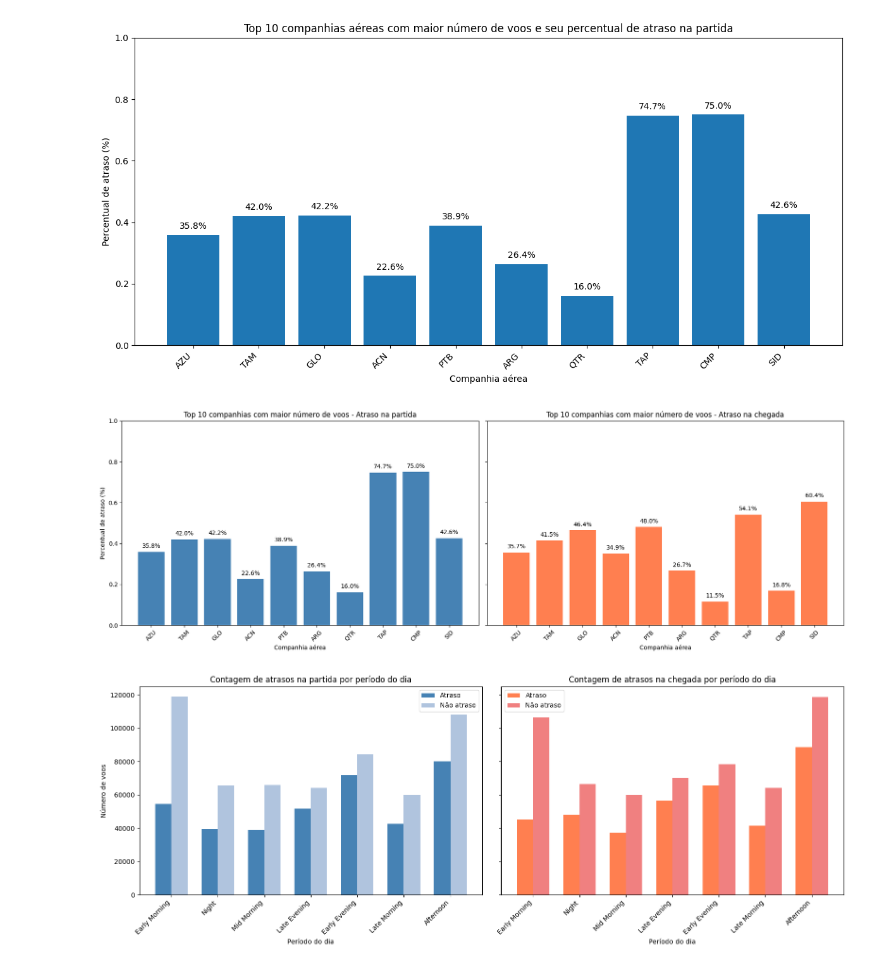
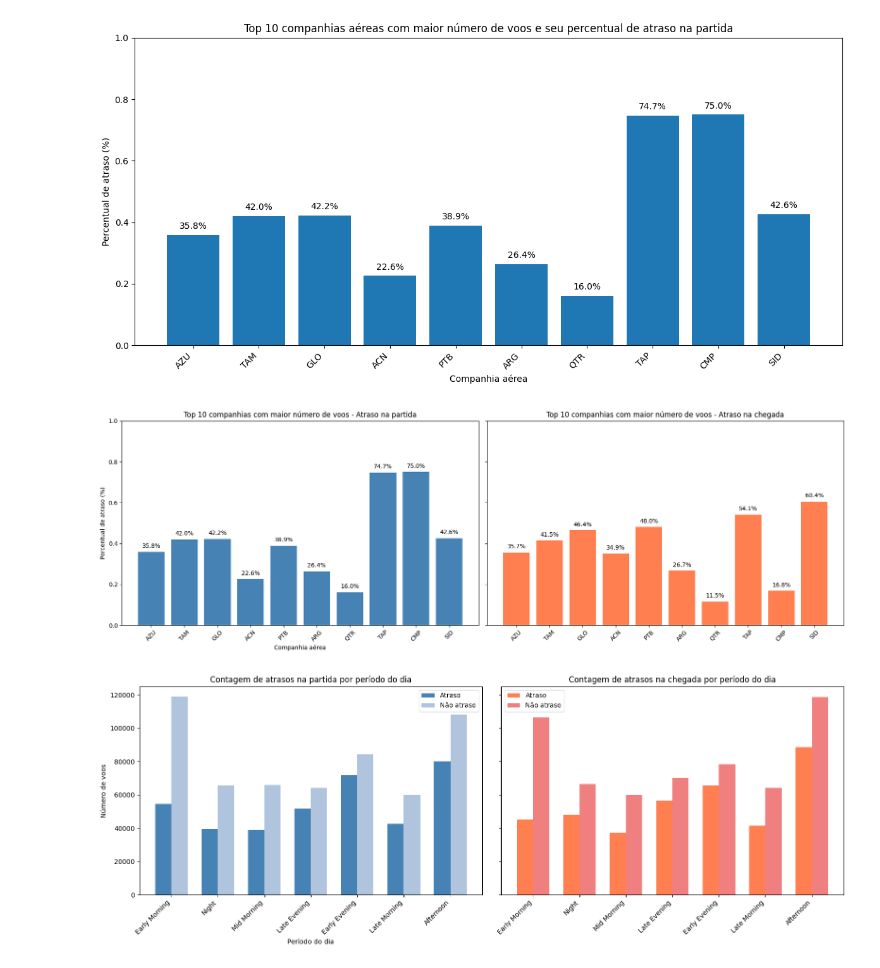
Before and after one commit to brvsf/dm-exploratory-analysis, a Jupyter notebook: notebook.ipynb, the cells around one changed output. Drawn from its saved outputs; the diff is of its cells as text; code cells hidden in the pictures.

```diff
--- a/notebook.ipynb
+++ b/notebook.ipynb
@@ -161,35 +173,34 @@ grouped_depart = df_plot.groupby(['company', 'depart_delay_flag']).size().unstac
 grouped_depart['total_voos'] = grouped_depart['Atraso'] + grouped_depart['Não atraso']
 top10_depart = grouped_depart.sort_values('total_voos', ascending=False).head(10)
 top10_depart['percent_atraso'] = top10_depart['Atraso'] / top10_depart['total_voos']
 
 df_plot['arrival_delay_flag'] = df_plot['delay_arrival'].apply(lambda x: 'Atraso' if x > 0 else 'Não atraso')
 grouped_arrival = df_plot.groupby(['company', 'arrival_delay_flag']).size().unstack(fill_value=0)
 grouped_arrival['total_voos'] = grouped_arrival['Atraso'] + grouped_arrival['Não atraso']
 top10_arrival = grouped_arrival.sort_values('total_voos', ascending=False).head(10)
 top10_arrival['percent_atraso'] = top10_arrival['Atraso'] / top10_arrival['total_voos']
 
 fig, axs = plt.subplots(1, 2, figsize=(18, 6), sharey=True)
 
 axs[0].bar(top10_depart.index, top10_depart['percent_atraso'], color='steelblue')
 axs[0].set_title('Top 10 companhias com maior número de voos - Atraso na partida')
 axs[0].set_xlabel('Companhia aérea')
 axs[0].set_ylabel('Percentual de atraso (%)')
 axs[0].set_ylim(0, 1)
 axs[0].tick_params(axis='x', rotation=45)
 for i, v in enumerate(top10_depart['percent_atraso']):
     axs[0].text(i, v + 0.02, f"{v:.1%}", ha='center')
 
 axs[1].bar(top10_arrival.index, top10_arrival['percent_atraso'], color='coral')
 axs[1].set_title('Top 10 companhias com maior número de voos - Atraso na chegada')
-axs[1].set_xlabel('Companhia aérea')
 axs[1].tick_params(axis='x', rotation=45)
 for i, v in enumerate(top10_arrival['percent_atraso']):
     axs[1].text(i, v + 0.02, f"{v:.1%}", ha='center')
 
 plt.tight_layout()
 plt.show()
 # %% [output]
-[figure, old version]
+[figure, new version]
 # %%
 df_plot = df.copy()
 
@@ -222,7 +233,6 @@ axs[0].legend()
 axs[1].bar(x_arrival - bar_width/2, grouped_arrival['Atraso'], width=bar_width, label='Atraso', color='coral')
 axs[1].bar(x_arrival + bar_width/2, grouped_arrival['Não atraso'], width=bar_width, label='Não atraso', color='lightcoral')
 axs[1].set_title('Contagem de atrasos na chegada por período do dia')
-axs[1].set_xlabel('Período do dia')
 axs[1].set_xticks(x_arrival)
 axs[1].set_xticklabels(grouped_arrival.index, rotation=45, ha='right')
 axs[1].legend()
@@ -230,4 +240,4 @@ axs[1].legend()
 plt.tight_layout()
 plt.show()
 # %% [output]
-[figure, old version]
+[figure, new version]
```
Also changed, not shown: parts of 3 cells of this notebook, 1 other file.
